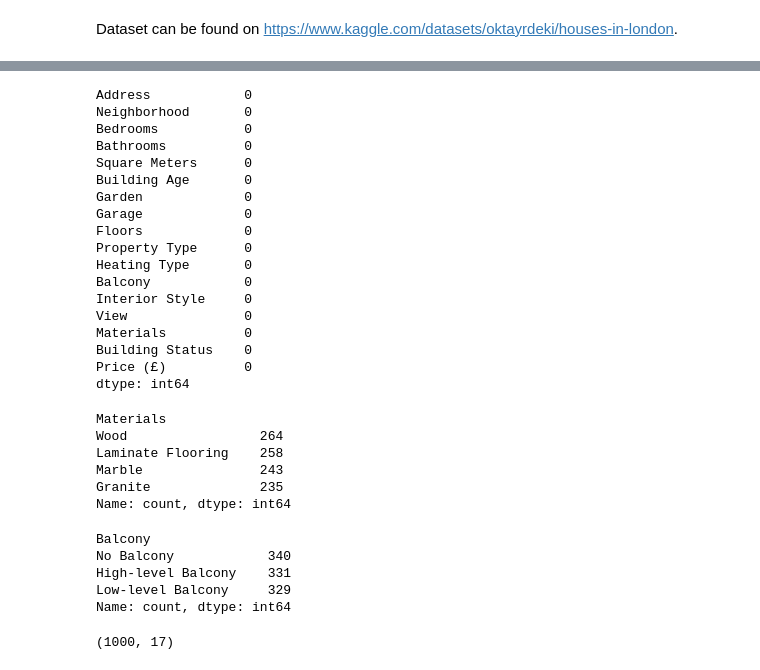
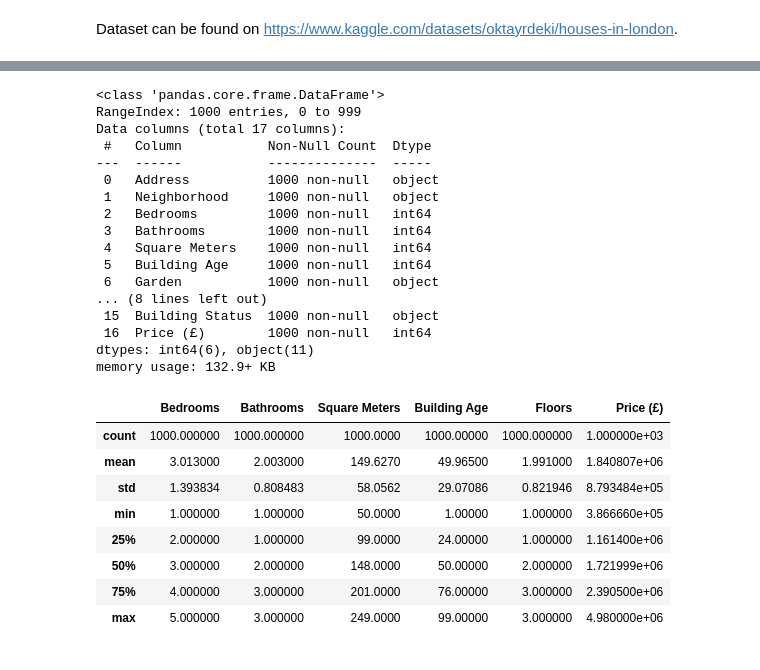
Before and after one commit to com-480-data-visualization/VisualEstate, a Jupyter notebook: exploratory_analysis_london.ipynb, the cells around one changed output, grey strips where cells are left out. Drawn from its saved outputs; the diff is of its cells as text; code cells hidden in the pictures.

```diff
--- a/exploratory_analysis_london.ipynb
+++ b/exploratory_analysis_london.ipynb
@@ -27,42 +21,30 @@ Index(['Address', 'Neighborhood', 'Bedrooms', 'Bathrooms', 'Square Meters',
-# %%
-london_data.isna().sum()
-# %% [output]
-Address            0
-Neighborhood       0
-Bedrooms           0
-Bathrooms          0
-Square Meters      0
-Building Age       0
-Garden             0
-Garage             0
-Floors             0
-Property Type      0
-Heating Type       0
-Balcony            0
-Interior Style     0
-View               0
-Materials          0
-Building Status    0
-Price (£)          0
-dtype: int64
-# %%
-london_data['Materials'].value_counts()
-# %% [output]
-Materials
-Wood                 264
-Laminate Flooring    258
-Marble               243
-Granite              235
-Name: count, dtype: int64
-# %%
-london_data['Balcony'].value_counts()
-# %% [output]
-Balcony
-No Balcony            340
-High-level Balcony    331
-Low-level Balcony     329
-Name: count, dtype: int64
-# %%
-london_data.shape
-# %% [output]
-(1000, 17)
+# %%
+london_data.info()
+london_data.describe()
+# %% [output]
+<class 'pandas.core.frame.DataFrame'>
+RangeIndex: 1000 entries, 0 to 999
+Data columns (total 17 columns):
+ #   Column           Non-Null Count  Dtype
+---  ------           --------------  -----
+ 0   Address          1000 non-null   object
+ 1   Neighborhood     1000 non-null   object
+ 2   Bedrooms         1000 non-null   int64
+ 3   Bathrooms        1000 non-null   int64
+ 4   Square Meters    1000 non-null   int64
+ 5   Building Age     1000 non-null   int64
+ 6   Garden           1000 non-null   object
+... (8 lines left out)
+ 15  Building Status  1000 non-null   object
+ 16  Price (£)        1000 non-null   int64
+dtypes: int64(6), object(11)
+memory usage: 132.9+ KB
+|  | Bedrooms | Bathrooms | Square Meters | Building Age | Floors | Price (£) |
+| count | 1000.000000 | 1000.000000 | 1000.0000 | 1000.00000 | 1000.000000 | 1.000000e+03 |
+| mean | 3.013000 | 2.003000 | 149.6270 | 49.96500 | 1.991000 | 1.840807e+06 |
+| std | 1.393834 | 0.808483 | 58.0562 | 29.07086 | 0.821946 | 8.793484e+05 |
+| min | 1.000000 | 1.000000 | 50.0000 | 1.00000 | 1.000000 | 3.866660e+05 |
+| 25% | 2.000000 | 1.000000 | 99.0000 | 24.00000 | 1.000000 | 1.161400e+06 |
+| 50% | 3.000000 | 2.000000 | 148.0000 | 50.00000 | 2.000000 | 1.721999e+06 |
+| 75% | 4.000000 | 3.000000 | 201.0000 | 76.00000 | 3.000000 | 2.390500e+06 |
+| max | 5.000000 | 3.000000 | 249.0000 | 99.00000 | 3.000000 | 4.980000e+06 |
```
Also changed, not shown: parts of 7 cells of this notebook.
